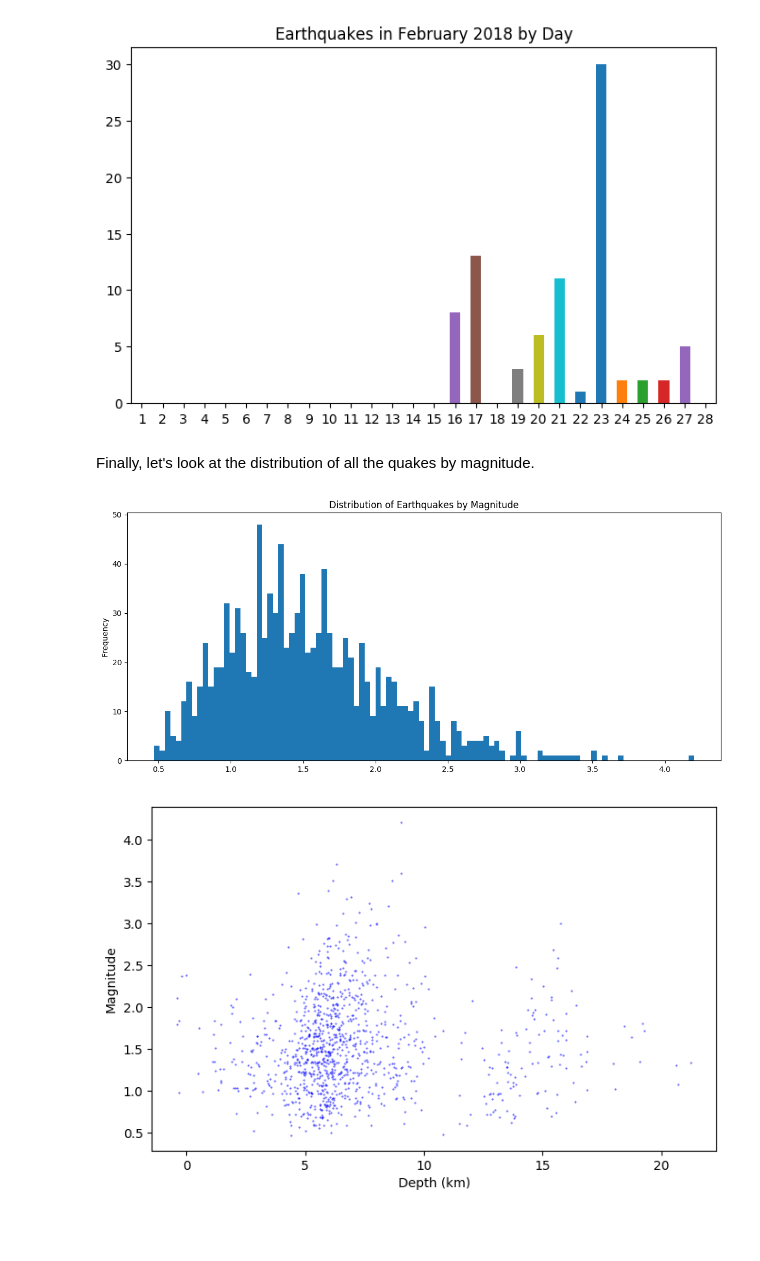
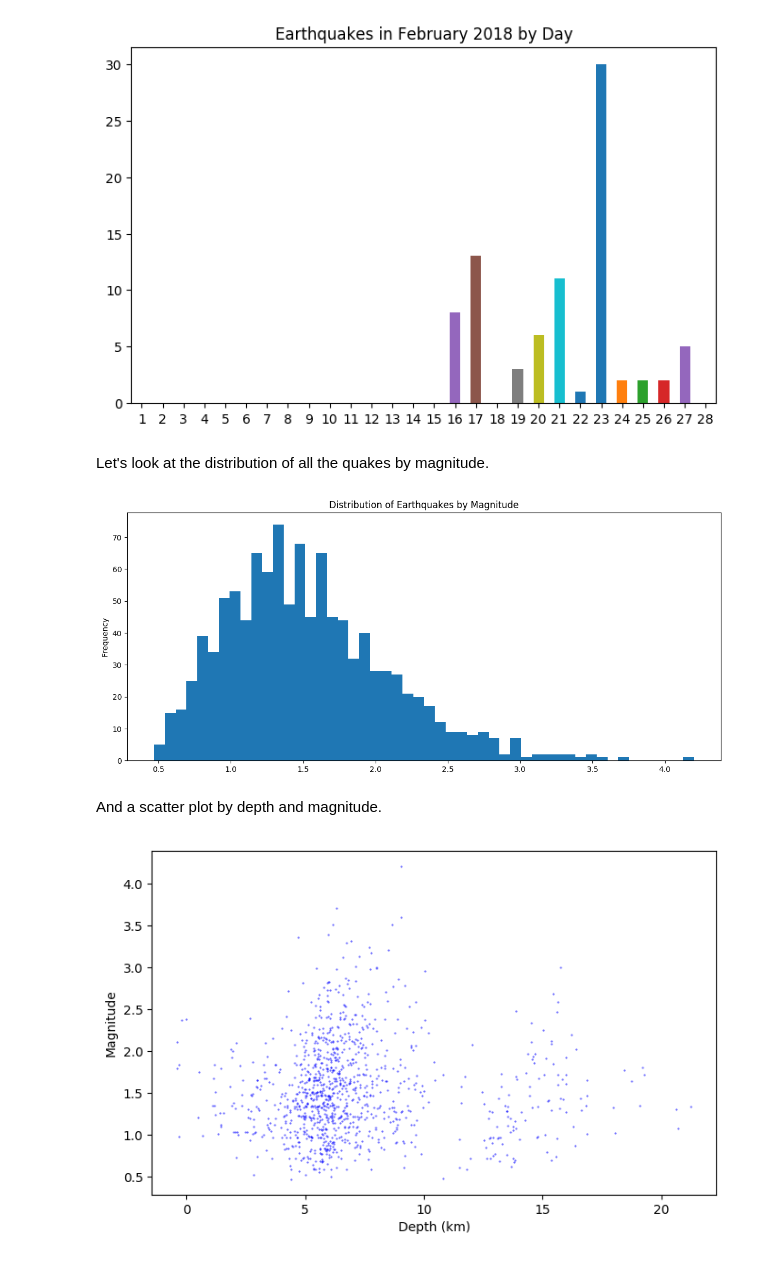
Before and after one commit to jakesnow/quakes, a Jupyter notebook: Quakes.ipynb, the cells around one changed output. Drawn from its saved outputs; the diff is of its cells as text; code cells hidden in the pictures; blank space fills up the shorter version.

```diff
--- a/Quakes.ipynb
+++ b/Quakes.ipynb
@@ -169,8 +169,8 @@ def plot_year(df, year):
     ax.set_xticklabels(new_df.Monthname)
     if OUTPUT_CHARTS: plt.savefig(f"quakes_{year}.png")
 # %%
-def plot_magnitude_histogram(df, bins):
+def plot_feature_histogram(df, feature, feature_name, bins):
     plt.figure(num=None, figsize=(14, 6), dpi=100, facecolor='w', edgecolor='k')
-    plt.title(f'Distribution of Earthquakes by Magnitude')
-    df.mag.plot(kind="hist", bins=bins)
-    if OUTPUT_CHARTS: plt.savefig("magnitude_distribution.png")
+    plt.title(f'Distribution of Earthquakes by {feature_name}')
+    df[feature].plot(kind="hist", bins=bins)
+    if OUTPUT_CHARTS: plt.savefig(f"{feature_name}_distribution.png")
@@ -177,3 +180,6 @@ def plot_magnitude_histogram(df, bins):
+# %%
+def plot_magnitude_histogram(df, bins):
+    plot_feature_histogram(df, "mag", "Magnitude", bins)
 # %%
 def scatterplot(x_data, y_data, x_label="", y_label="", title="", color = "r", yscale_log=False):
 
@@ -228,11 +234,13 @@ plot_month(df,2,2018)
 # %% [output]
 [figure]
 # %% [markdown]
-Finally, let's look at the distribution of all the quakes by magnitude.
+Let's look at the distribution of all the quakes by magnitude.
 # %%
-plot_magnitude_histogram(df, bins=100)
+plot_magnitude_histogram(df, bins=50)
 # %% [output]
-[figure, old version]
+[figure, new version]
+# %% [markdown]
+And a scatter plot by depth and magnitude.
 # %%
 scatterplot(df.depth,df.mag, "Depth (km)","Magnitude",color='b')
 # %% [output]
```
Also changed, not shown: parts of 3 cells of this notebook.
